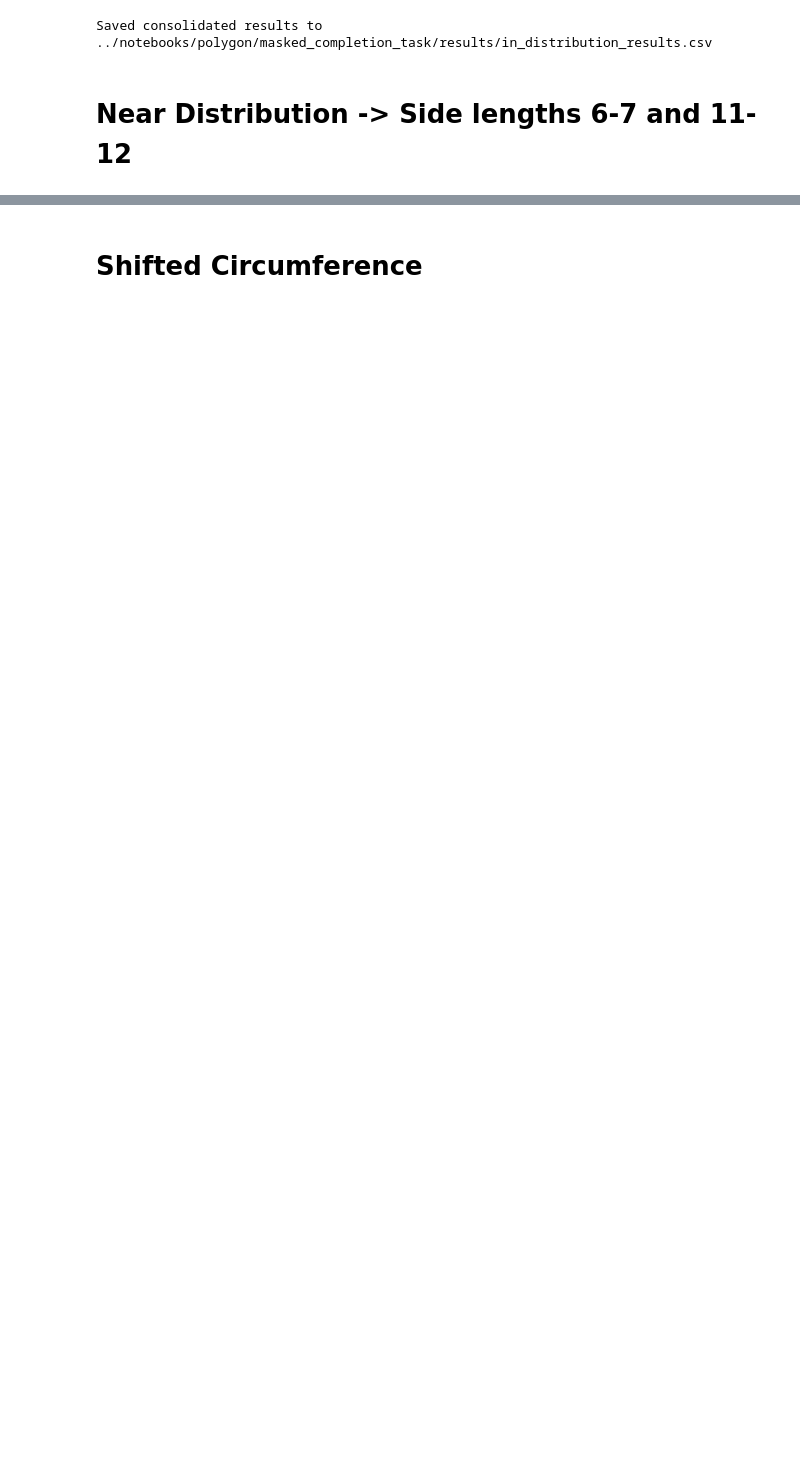
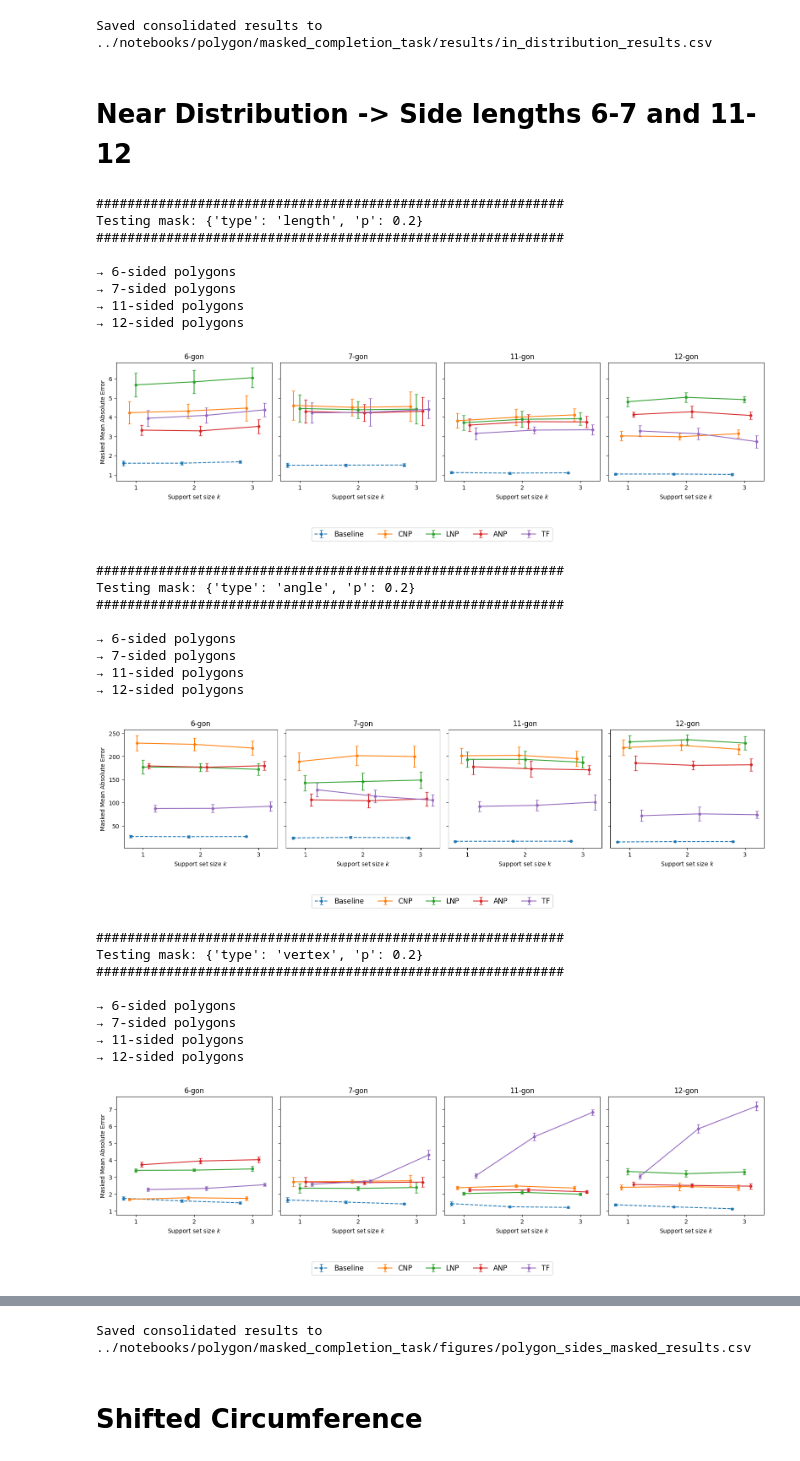
Before and after one commit to Fox4Song/fyp, a Jupyter notebook: notebooks/polygon/masked_completion_task/masked_completion_eval.ipynb, the cells around one changed output, grey strips where cells are left out. Saved outputs shown, nothing was run; the diff lists cells and outputs as text; code cells hidden in the pictures; blank space fills up the shorter version.

Commit message:
Update eval notebooks

```diff
--- a/notebooks/polygon/masked_completion_task/masked_completion_eval.ipynb
+++ b/notebooks/polygon/masked_completion_task/masked_completion_eval.ipynb
@@ -685,10 +684,12 @@ Saved consolidated results to ../notebooks/polygon/masked_completion_task/result
 # %% [markdown]
 # Near Distribution -> Side lengths 6-7 and 11-12
 # %%
-sides = range(9, 13)
+sides = [6,7,11,12]
 context_sizes = list(range(1, 4))
 runs_per_size = 10
 tf_max_seq_len = 512
+radius = 3
+center = (5,5)
 
 mask_configs = [
     {"type": "length", "p": 0.2},
@@ -713,8 +714,8 @@ for mask_cfg in mask_configs:
             batch_size=128,
             max_num_context=MAX_CONTEXT_POINTS,
             max_seq_len=x_size,
-            min_num_sides=s,
-            max_num_sides=s,
+            min_num_sides=3,
+            max_num_sides=12,
             testing=True,
         )
 
@@ -724,16 +725,19 @@ for mask_cfg in mask_configs:
             np_model=np_model,
             anp_model=anp_model,
             tf_model=tf_model,
+            tf_explicit_model=tf_explicit_model,
             tf_max_seq_len=tf_max_seq_len,
             context_sizes=context_sizes,
+            sides=s,
             runs_per_size=runs_per_size,
+            max_num_sides=12,
             mask_cfg=mask_cfg,
             device=device
         )
 
         results[s]["masked_mae"], results[s]["masked_mae_std"] = masked_mae, masked_mae_std
 
-        for model_name in ['CNP','LNP','ANP','TF', 'FSTF']:
+        for model_name in ['Baseline', 'CNP','LNP','ANP', 'TF']:
             for k in context_sizes:
                 m  = results[s]['masked_mae'][model_name][k]["masked_mae"]
                 sd = results[s]['masked_mae_std'][ model_name][k]["masked_mae"]
@@ -753,12 +757,12 @@ for mask_cfg in mask_configs:
         ('sum_err',    'Masked Sum Error'),
     ]
     model_plotting = [
-        ('Baseline', '-o'),
+        ('Baseline', '--o'),
         ('CNP', '-o'),
         ('LNP',  '-o'),
         ('ANP', '-o'),
         ('TF',  '-o'),
-        ('FSTF', '-o'),
+        # ('FSTF', '-o'),
     ]
 
     ncols = len(sides)
@@ -778,6 +782,12 @@ for mask_cfg in mask_configs:
         for (model_name, marker), dx in zip(model_plotting, offsets):
             ys   = [results[s]['masked_mae'][model_name][k]["masked_mae"] for k in context_sizes]
             yerr = [results[s]['masked_mae_std'][model_name][k]["masked_mae"] for k in context_sizes]
+            if mask_cfg['type'] in ('length', 'vertex'):
+                ys = Polygon._unnormalise_lengths(ys, radius)
+                yerr = Polygon._unnormalise_lengths(yerr, radius)
+            if mask_cfg['type'] == 'angle':
+                ys = Polygon._unnormalise_angles(ys)
+                yerr = Polygon._unnormalise_angles(yerr)
             ax.errorbar(
                 context_sizes+dx,
                 ys,
@@ -788,30 +798,58 @@ for mask_cfg in mask_configs:
                 linewidth=1.5,
                 label=model_name,
             )
         ax.set_title(f"{s}-gon")
         ax.set_xlabel("Support set size $k$")
         ax.set_xticks(context_sizes)
         ax.set_xticklabels(context_sizes)
 
     axes[0].set_ylabel("Masked Mean Absolute Error")
 
     # one legend for all
     fig.legend(
         [m for m,_ in model_plotting],
         loc='upper center',
         ncol=len(model_plotting),
         bbox_to_anchor=(0.5, -0.05),
         fontsize=12,
     )
 
     fig.tight_layout(rect=[0,0.05,1,1])
     if mask_cfg['type'] == "random":
         fig.savefig(f"../notebooks/polygon/masked_completion_task/figures/polygon_sides_{mask_cfg['type']}{mask_cfg.get('p', '')}.pdf",
                     bbox_inches='tight',)
     else:
         fig.savefig(f"../notebooks/polygon/masked_completion_task/figures/polygon_sides_{mask_cfg['type']}{mask_cfg.get('p', '')}.pdf")
     plt.show()
 
 df = pd.DataFrame(all_rows)
 df.to_csv('../notebooks/polygon/masked_completion_task/figures/polygon_sides_masked_results.csv', index=False)
 print(f"Saved consolidated results to ../notebooks/polygon/masked_completion_task/figures/polygon_sides_masked_results.csv")
+# %% [output]
+############################################################
+Testing mask: {'type': 'length', 'p': 0.2}
+############################################################
+
+→ 6-sided polygons
+→ 7-sided polygons
+→ 11-sided polygons
+→ 12-sided polygons
+[figure, added]
+############################################################
+Testing mask: {'type': 'angle', 'p': 0.2}
+############################################################
+
+→ 6-sided polygons
+→ 7-sided polygons
+→ 11-sided polygons
+→ 12-sided polygons
+[figure, added]
+############################################################
+Testing mask: {'type': 'vertex', 'p': 0.2}
+############################################################
+
+→ 6-sided polygons
+→ 7-sided polygons
+→ 11-sided polygons
+→ 12-sided polygons
+[figure, added]
@@ -818,3 +865,4 @@ print(f"Saved consolidated results to ../notebooks/polygon/masked_completion_tas
+Saved consolidated results to ../notebooks/polygon/masked_completion_task/figures/polygon_sides_masked_results.csv
 # %% [markdown]
 # Shifted Circumference
 # %%
```
Also changed, not shown: parts of 4 cells of this notebook, 2 other files.
